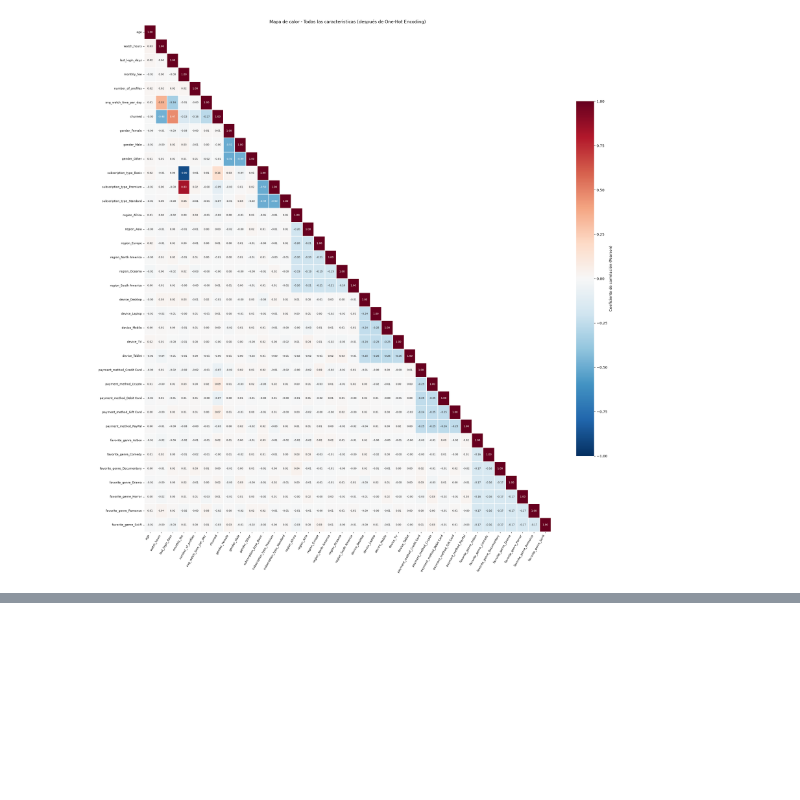
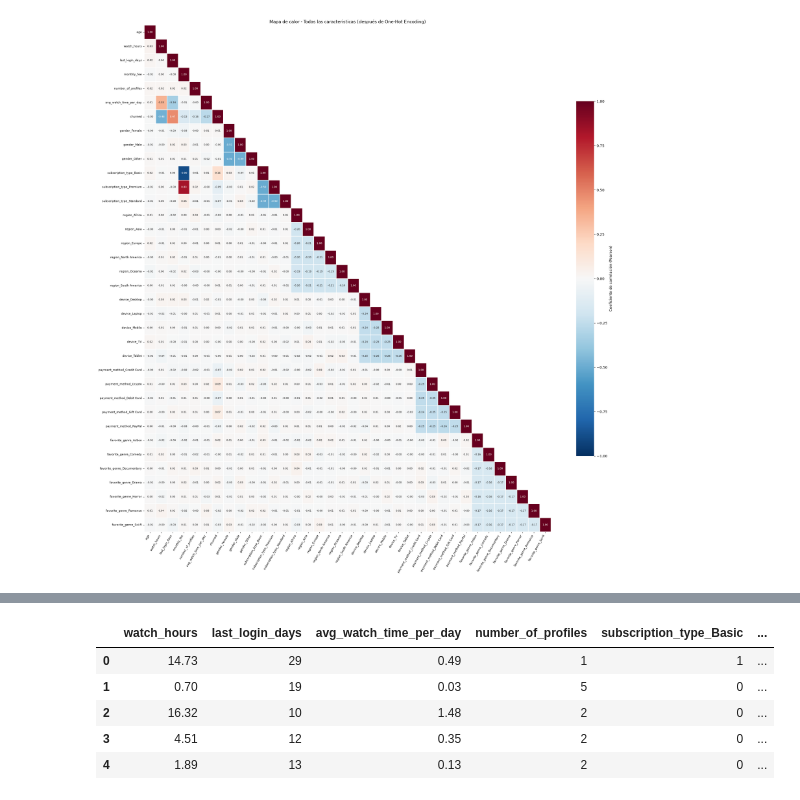
Before and after one commit to RICK1130042/Netflix_clasificadores, a Jupyter notebook: netflix_churned.ipynb, the cells around one changed output, grey strips where cells are left out. Drawn from its saved outputs; the diff is of its cells as text; code cells hidden in the pictures; blank space fills up the shorter version.

```diff
--- a/netflix_churned.ipynb
+++ b/netflix_churned.ipynb
@@ -937,3 +937,83 @@ plt.tight_layout()
 plt.show()
 # %% [output]
 [figure]
+# %%
+
+from sklearn.model_selection import (
+    train_test_split,
+    StratifiedKFold,
+    cross_validate
+)
+
+from sklearn.compose import ColumnTransformer
+from sklearn.preprocessing import StandardScaler
+from sklearn.pipeline import Pipeline
+
+from sklearn.linear_model import LogisticRegression
+from sklearn.tree import DecisionTreeClassifier
+from sklearn.ensemble import (
+    RandomForestClassifier,
+    GradientBoostingClassifier
+)
+
+from sklearn.metrics import (
+    accuracy_score,
+    precision_score,
+    recall_score,
+    f1_score,
+    roc_auc_score,
+    classification_report,
+    confusion_matrix,
+    ConfusionMatrixDisplay,
+    RocCurveDisplay,
+    PrecisionRecallDisplay
+)
+
+# Cuatro características numéricas seleccionadas
+numericas_base = [
+    "watch_hours",
+    "last_login_days",
+    "avg_watch_time_per_day",
+    "number_of_profiles"
+]
+
+# Recuperamos las columnas generadas por One-Hot Encoding
+columnas_suscripcion = sorted([
+    col for col in df_encoded.columns
+    if col.startswith("subscription_type_")
+])
+
+# Comprobamos que existan las columnas necesarias
+faltantes = [
+    col for col in numericas_base + ["churned"]
+    if col not in df_encoded.columns
+]
+
+if faltantes or not columnas_suscripcion:
+    raise ValueError(
+        f"Revisa el One-Hot Encoding. "
+        f"Columnas faltantes: {faltantes}"
+    )
+
+# Características y variable objetivo
+columnas_base = numericas_base + columnas_suscripcion
+
+X_churn = df_encoded[columnas_base].copy()
+y_churn = df_encoded["churned"].astype(int).copy()
+
+# Validación
+assert not X_churn.isna().any().any()
+assert set(y_churn.unique()) == {0, 1}
+assert np.isfinite(X_churn.to_numpy(dtype=float)).all()
+
+print("Características seleccionadas:")
+print(X_churn.columns.tolist())
+
+print("\nDimensiones de X:", X_churn.shape)
+print("Dimensiones de y:", y_churn.shape)
+
+print("\nDistribución de churned:")
+print(y_churn.value_counts())
+
+display(X_churn.head())
+# %% [output]
@@ -939,0 +1031,6 @@ plt.show()
+|  | watch_hours | last_login_days | avg_watch_time_per_day | number_of_profiles | subscription_type_Basic | ... |
+| 0 | 14.73 | 29 | 0.49 | 1 | 1 | ... |
+| 1 | 0.70 | 19 | 0.03 | 5 | 0 | ... |
+| 2 | 16.32 | 10 | 1.48 | 2 | 0 | ... |
+| 3 | 4.51 | 12 | 0.35 | 2 | 0 | ... |
+| 4 | 1.89 | 13 | 0.13 | 2 | 0 | ... |
```
Also changed, not shown: parts of 9 cells of this notebook.
